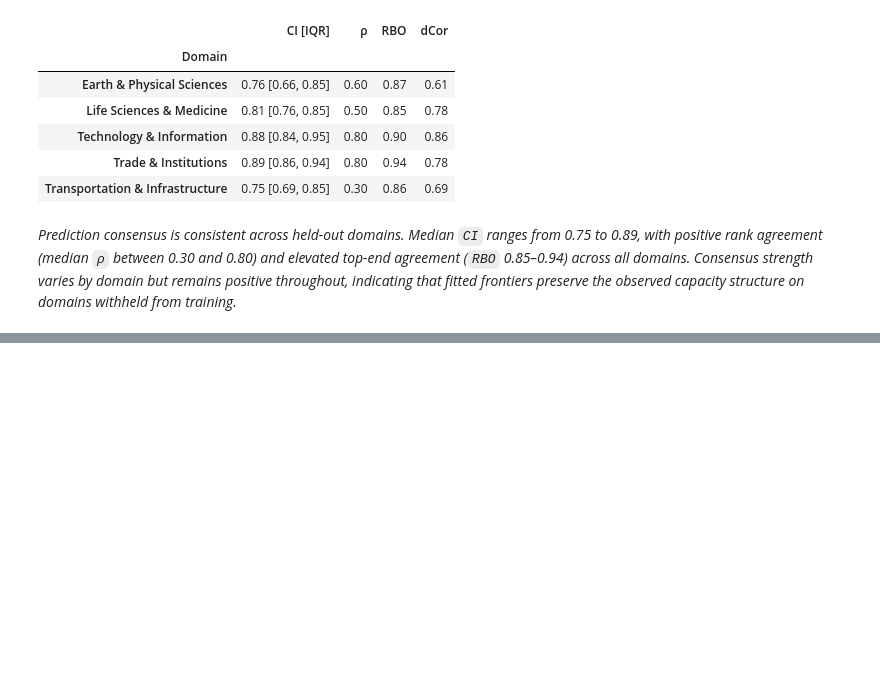
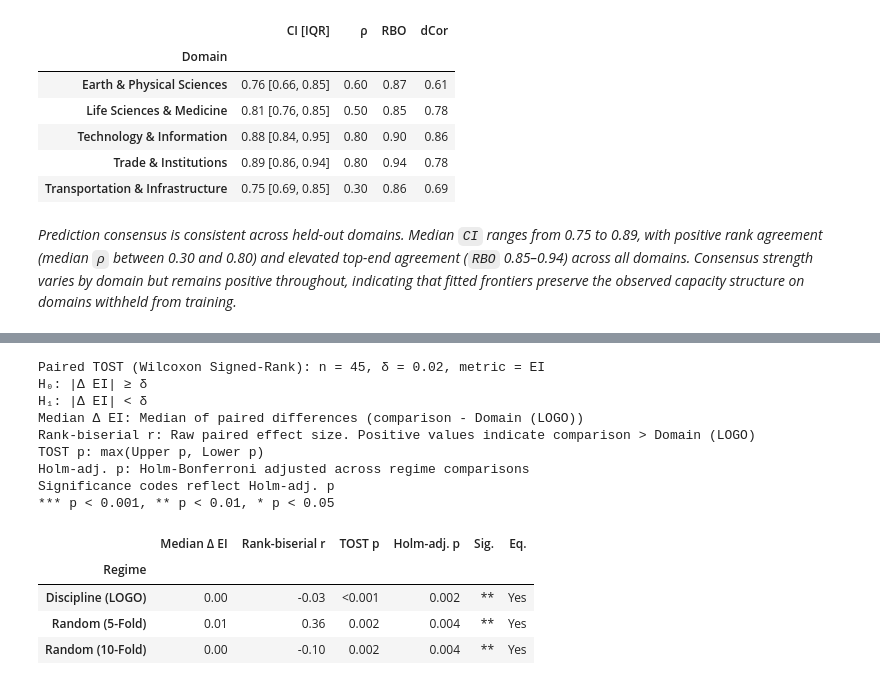
Before and after one commit to nickkunz/network-capacity, a Jupyter notebook: notebooks/transfer.ipynb, the cells around one changed output, grey strips where cells are left out. Drawn from its saved outputs; the diff is of its cells as text; code cells hidden in the pictures; blank space fills up the shorter version.

```diff
--- a/notebooks/transfer.ipynb
+++ b/notebooks/transfer.ipynb
@@ -293,0 +326,48 @@ _Prediction consensus is consistent across held-out domains. Median `CI` ranges
+# %%
+## resampling regimes compared with domain logo
+REGIME_COMPARISONS = (
+    "Discipline (LOGO)",
+    "Random (5-Fold)",
+    "Random (10-Fold)",
+)
+
+## empirical domain-transfer margin
+delta_ei = spec_transfer_delta(
+    results = results_data_resampling,
+    metric = "ei",
+    reference = "Domain (LOGO)",
+    label_regime = "regime",
+    model_col = "model",
+    scale = 1.0,
+    decimals = N_DECIMALS
+)
+
+## paired tost across resampling regimes
+results_transfer_ei = stat_transfer_tost(
+    results = results_data_resampling,
+    metric = "ei",
+    delta = delta_ei,
+    reference = "Domain (LOGO)",
+    comparisons = REGIME_COMPARISONS,
+    feat_pairs = ("model", "group"),
+    label_regime = "regime",
+    decimals = N_DECIMALS,
+    index = True
+)
+
+display(results_transfer_ei)
+# %% [output]
+Paired TOST (Wilcoxon Signed-Rank): n = 45, δ = 0.02, metric = EI
+H₀: |Δ EI| ≥ δ
+H₁: |Δ EI| < δ
+Median Δ EI: Median of paired differences (comparison - Domain (LOGO))
+Rank-biserial r: Raw paired effect size. Positive values indicate comparison > Domain (LOGO)
+TOST p: max(Upper p, Lower p)
+Holm-adj. p: Holm-Bonferroni adjusted across regime comparisons
+Significance codes reflect Holm-adj. p
+*** p < 0.001, ** p < 0.01, * p < 0.05
+|  | Median Δ EI | Rank-biserial r | TOST p | Holm-adj. p | Sig. | Eq. |
+| Regime |  |  |  |  |  |  |
+| Discipline (LOGO) | 0.00 | -0.03 | <0.001 | 0.002 | ** | Yes |
+| Random (5-Fold) | 0.01 | 0.36 | 0.002 | 0.004 | ** | Yes |
+| Random (10-Fold) | 0.00 | -0.10 | 0.002 | 0.004 | ** | Yes |
```
Also changed, not shown: parts of 10 cells of this notebook, 1 other file.
